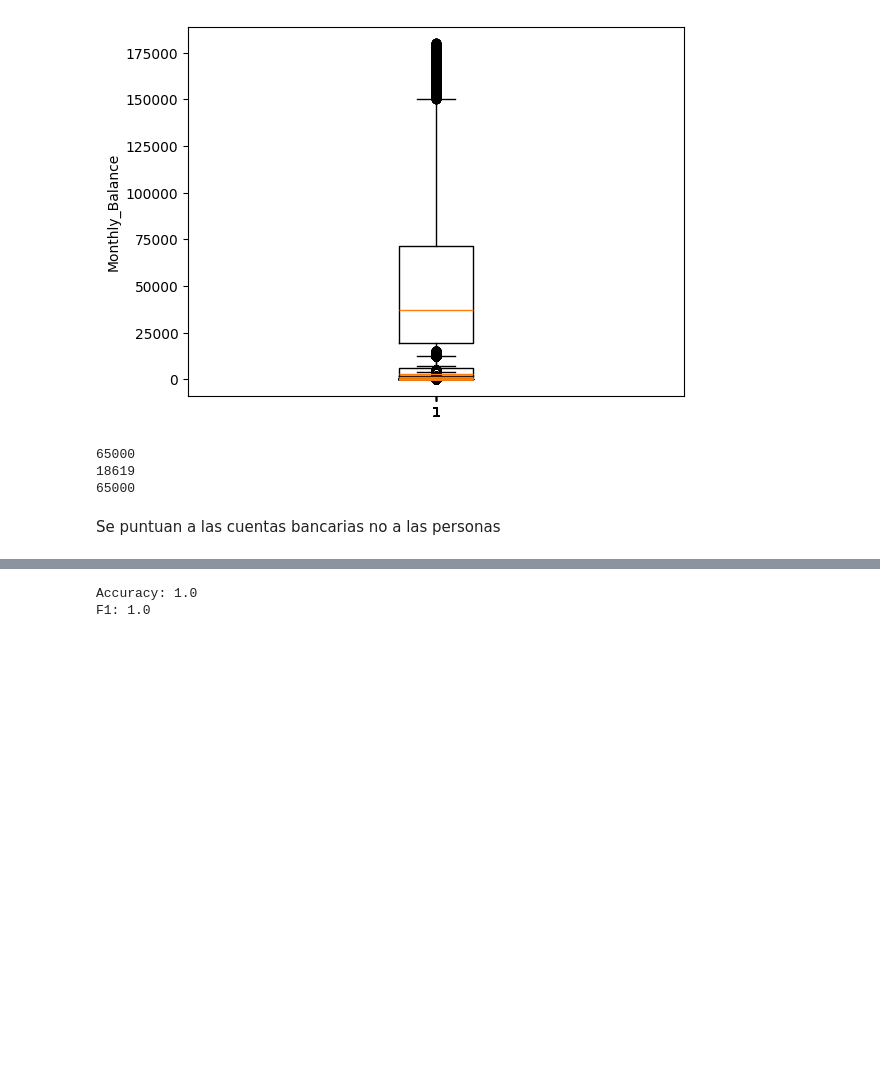
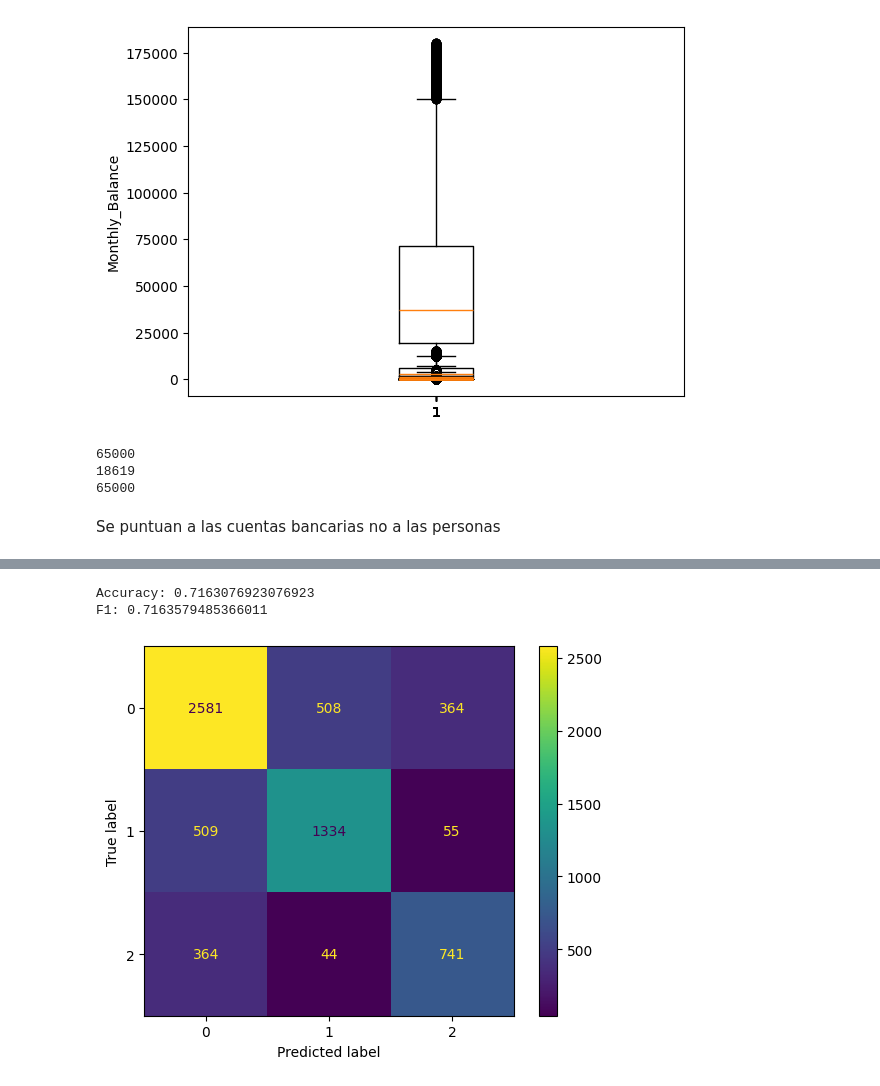
Before and after one commit to Sergio3d/CD-Core, a Jupyter notebook: tema 4/practica4_actualizada.ipynb, the cells around one changed output, grey strips where cells are left out. Saved outputs shown, nothing was run; the diff lists cells and outputs as text; code cells hidden in the pictures; blank space fills up the shorter version.

```diff
--- a/tema 4/practica4_actualizada.ipynb
+++ b/tema 4/practica4_actualizada.ipynb
@@ -206,18 +222,32 @@ new_train_df
+# %%
+from sklearn import metrics
+
+def evalua(y_test, data_pred):
+    print("Accuracy:", metrics.accuracy_score(y_test, data_pred))
+    print("F1:", metrics.f1_score(y_test, data_pred, average='weighted'))
+    cm =  metrics.confusion_matrix(y_test, data_pred)
+    disp = metrics.ConfusionMatrixDisplay(confusion_matrix=cm,)
+    disp.plot()
+    plt.show()
 # %%
 from sklearn.tree import DecisionTreeClassifier
-from sklearn import metrics
+
+n_fit=int(train_df.shape[0]*0.9)
+
+X_train = new_train_df[new_train_df.columns.drop('Credit_Score')][:n_fit]
+y_train = new_train_df['Credit_Score'][:n_fit]
 
 arbol = DecisionTreeClassifier(criterion='entropy', splitter='random', random_state=42)
-arbol = arbol.fit(new_train_df[new_train_df.columns.drop('Credit_Score')],new_train_df['Credit_Score'])
+arbol = arbol.fit(X_train,y_train)
 # %%
-from sklearn import metrics
 
-X_test = new_train_df[new_train_df.columns.drop('Credit_Score')]
-y_test = new_train_df['Credit_Score']
+X_test = new_train_df[new_train_df.columns.drop('Credit_Score')][n_fit:]
+y_test = new_train_df['Credit_Score'][n_fit:]
 # X_test = X_test[X_test.columns.drop('Credit_Score')]
+data_pred = arbol.predict(X_test)
 
-print("Accuracy:", metrics.accuracy_score(y_test, arbol.predict(X_test)))
-print("F1:", metrics.f1_score(y_test, arbol.predict(X_test), average='weighted'))
+evalua(y_test, data_pred)
 # %% [output]
-Accuracy: 1.0
-F1: 1.0
+Accuracy: 0.7163076923076923
+F1: 0.7163579485366011
+[figure, added]
```
Also changed, not shown: parts of 8 cells of this notebook.
